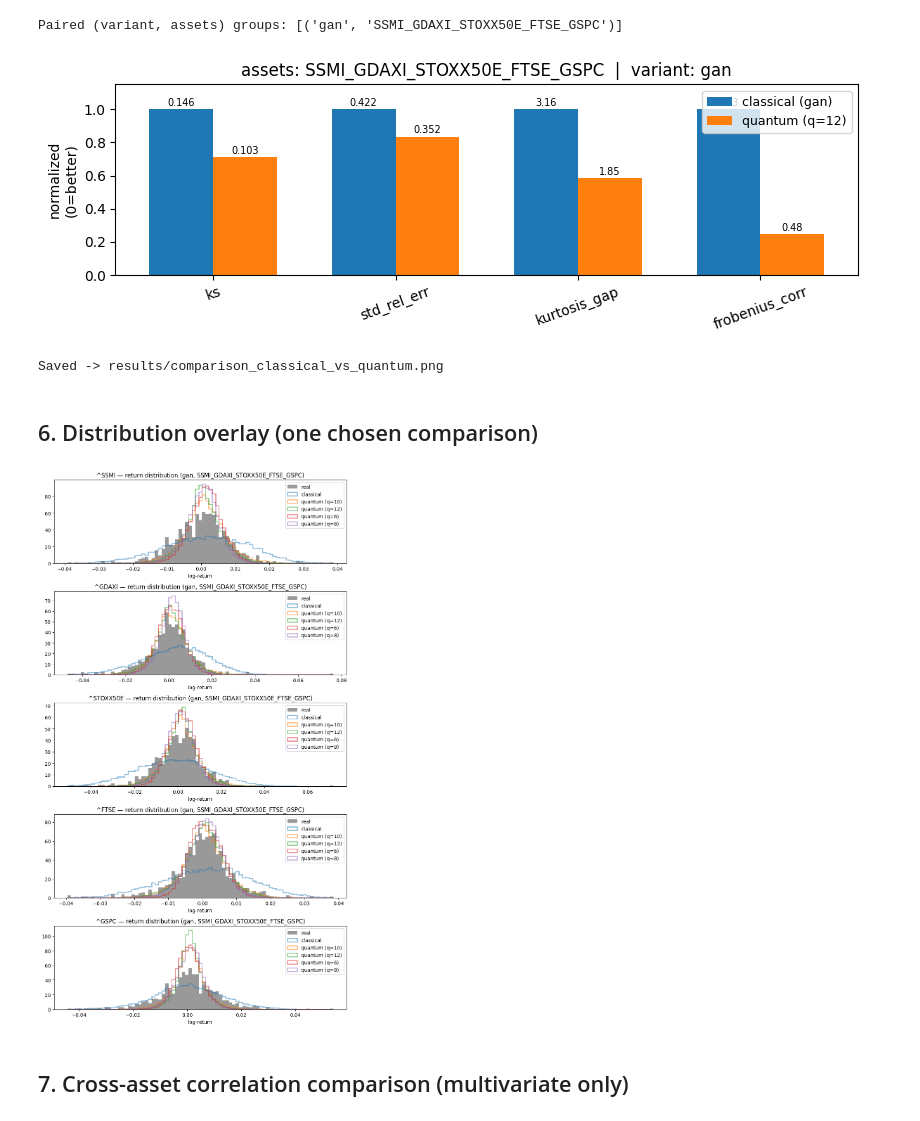
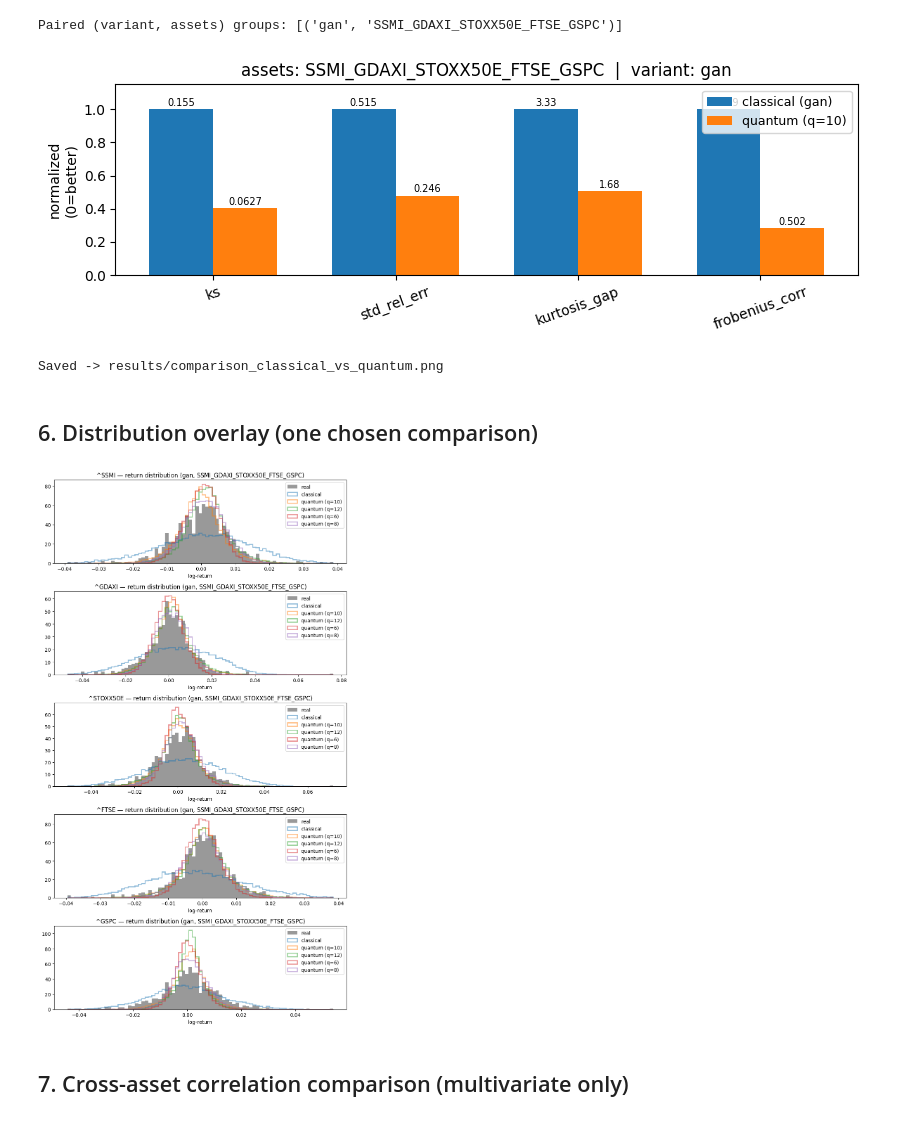
Before and after one commit to wuns/qGAN-market-generator, a Jupyter notebook: notebooks/03_comparison.ipynb, the cells around one changed output. Saved outputs shown, nothing was run; the diff lists cells and outputs as text; code cells hidden in the pictures.

```diff
--- a/notebooks/03_comparison.ipynb
+++ b/notebooks/03_comparison.ipynb
@@ -229,35 +253,35 @@ if paired_keys:
     for ax, (variant, assets) in zip(axes[:, 0], paired_keys):
         sub = df[(df['variant'] == variant) & (df['assets'] == assets)]
         cls = sub[sub['family'] == 'classical'].iloc[0]
         qnt = sub[sub['family'] == 'quantum'].sort_values(
-            'n_qubits', na_position='first').iloc[-1]
+            'n_qubits', na_position='first').iloc[-2]
         cls_v = np.array([cls.get(c) for c in metric_cols], dtype=float)
         qnt_v = np.array([qnt.get(c) for c in metric_cols], dtype=float)
         denom = np.where(np.maximum(cls_v, qnt_v) == 0, 1.0,
                           np.maximum(cls_v, qnt_v))
         x, w = np.arange(len(metric_cols)), 0.35
         ax.bar(x - w/2, cls_v / denom, w, label=f'classical ({variant})')
         ax.bar(x + w/2, qnt_v / denom, w,
                 label=f"quantum (q={int(qnt['n_qubits'])})" if pd.notna(qnt['n_qubits']) else 'quantum')
         ax.set_xticks(x); ax.set_xticklabels(metric_cols, rotation=20)
         ax.set_ylabel('normalized\n(0=better)')
         ax.set_title(f'assets: {assets}  |  variant: {variant}')
         ax.legend(loc='upper right', fontsize=9)
         ax.set_ylim(0, 1.15)
         for i, v in enumerate(cls_v):
             ax.text(i - w/2, cls_v[i]/denom[i] + 0.02, f'{v:.3g}',
                      ha='center', fontsize=7)
         for i, v in enumerate(qnt_v):
             ax.text(i + w/2, qnt_v[i]/denom[i] + 0.02, f'{v:.3g}',
                      ha='center', fontsize=7)
     plt.tight_layout()
     plt.savefig(RESULTS / 'comparison_classical_vs_quantum.png', dpi=140, bbox_inches='tight')
     plt.show()
     print('Saved -> results/comparison_classical_vs_quantum.png')
 else:
     print('No (variant, assets) pair has both classical and quantum results yet.')
 # %% [output]
-[figure, old version]
+[figure, new version]
 Saved -> results/comparison_classical_vs_quantum.png
 # %% [markdown]
 ## 6. Distribution overlay (one chosen comparison)
@@ -305,7 +329,7 @@ if not df.empty:
                     dpi=140, bbox_inches='tight')
         plt.show()
 # %% [output]
-[figure, old version]
+[figure, new version]
 # %% [markdown]
 ## 7. Cross-asset correlation comparison (multivariate only)
 # %%
```
Also changed, not shown: parts of 10 cells of this notebook.
